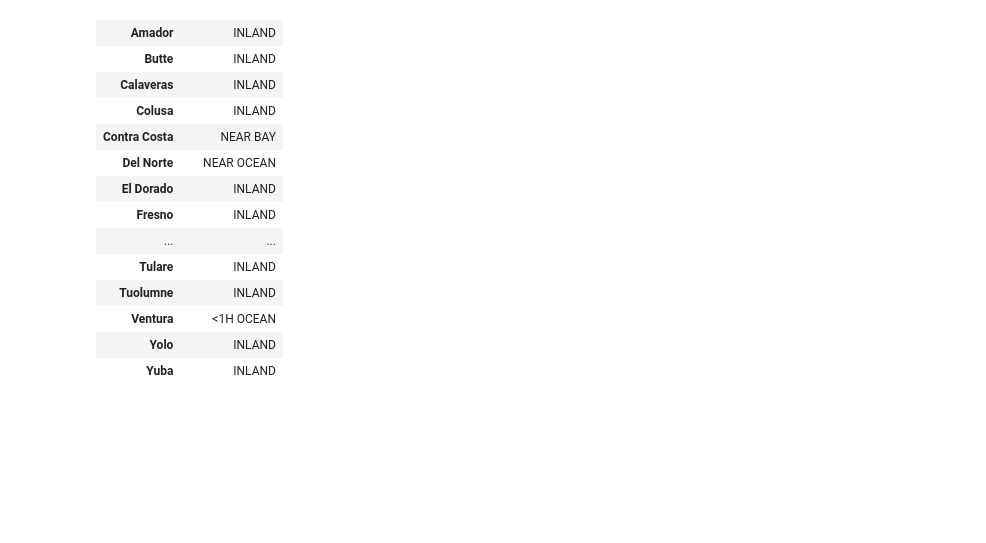
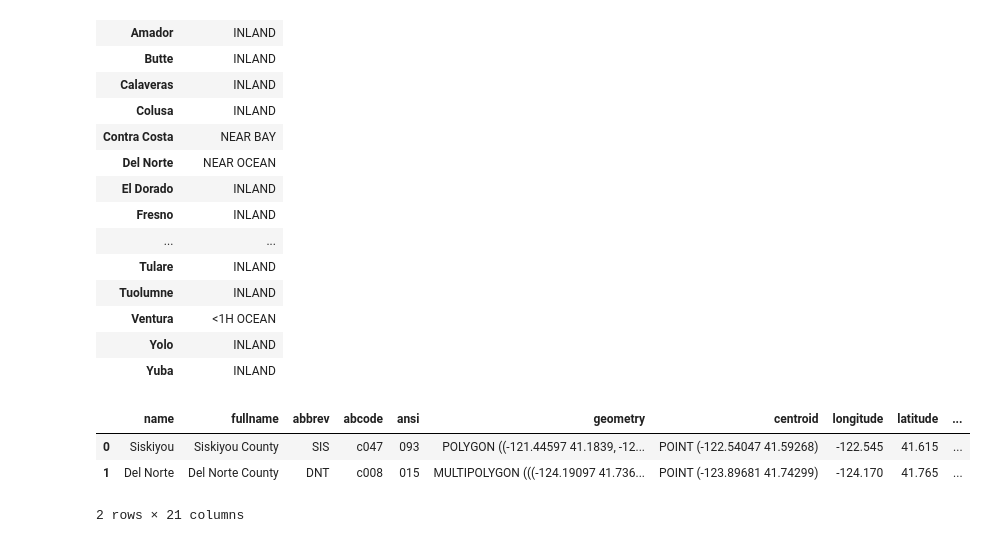
Before and after one commit to HilarioMarques/Regressao_preco_casas_California_Kaggle, a Jupyter notebook: notebooks/GeoPandas .ipynb, the cells around one changed output. Saved outputs shown, nothing was run; the diff lists cells and outputs as text; code cells hidden in the pictures; blank space fills up the shorter version.

```diff
--- a/notebooks/GeoPandas .ipynb
+++ b/notebooks/GeoPandas .ipynb
@@ -613,0 +622,7 @@ county_ocean_prox = gdf_joined[["name", "ocean_proximity"]].groupby("name").agg(
+# %%
+gdf_counties.head(2)
+# %% [output]
+|  | name | fullname | abbrev | abcode | ansi | geometry | centroid | longitude | latitude | ... |
+| 0 | Siskiyou | Siskiyou County | SIS | c047 | 093 | POLYGON ((-121.44597 41.1839, -12... | POINT (-122.54047 41.59268) | -122.545 | 41.615 | ... |
+| 1 | Del Norte | Del Norte County | DNT | c008 | 015 | MULTIPOLYGON (((-124.19097 41.736... | POINT (-123.89681 41.74299) | -124.170 | 41.765 | ... |
+2 rows × 21 columns
```
Also changed, not shown: parts of 5 cells of this notebook.
